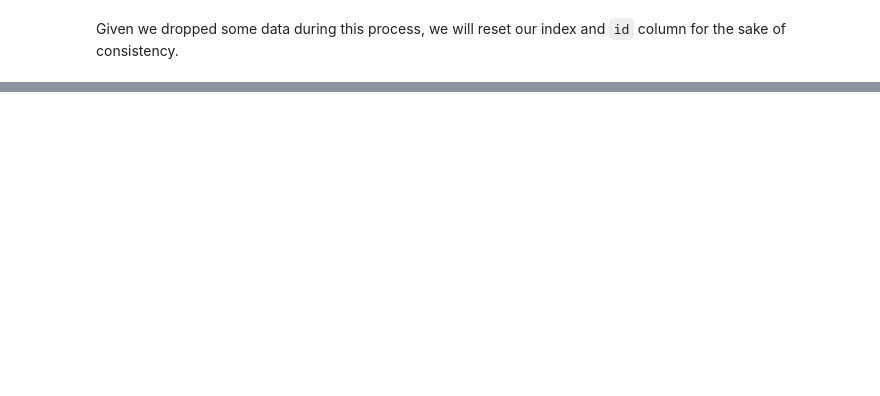
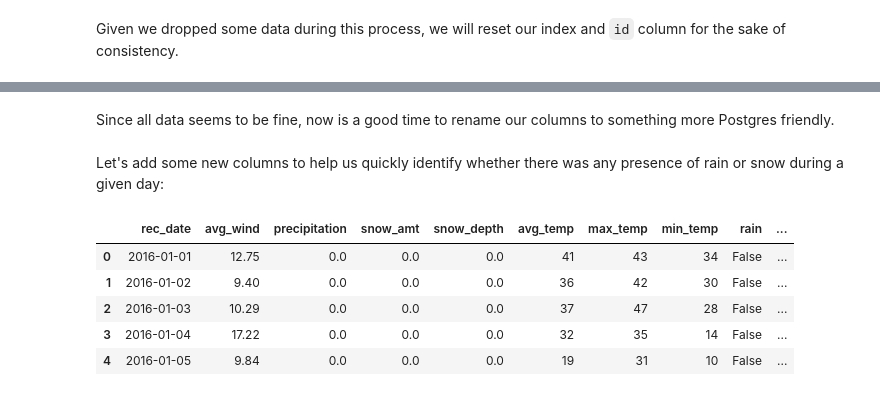
Before and after one commit to father-tom/Projects, a Jupyter notebook: Notebooks/CitiBike Rental Data Project.ipynb, the cells around one changed output, grey strips where cells are left out. Saved outputs shown, nothing was run; the diff lists cells and outputs as text; code cells hidden in the pictures; blank space fills up the shorter version.

```diff
--- a/Notebooks/CitiBike Rental Data Project.ipynb
+++ b/Notebooks/CitiBike Rental Data Project.ipynb
@@ -403,0 +498,18 @@ df_bike.tail()
+# %% [markdown]
+Since all data seems to be fine, now is a good time to rename our columns to something more Postgres friendly.
+# %%
+df_weather.columns = ['rec_date', 'avg_wind', 'precipitation', 'snow_amt', 'snow_depth', 'avg_temp', 'max_temp', 'min_temp']
+# %% [markdown]
+Let's add some new columns to help us quickly identify whether there was any presence of rain or snow during a given day:
+# %%
+df_weather['rain'] = df_weather['precipitation'].apply(lambda x: 1 if x > 0 else 0).astype(bool)
+df_weather['snow'] = df_weather['snow_amt'].apply(lambda x: 1 if x > 0 else 0).astype(bool)
+# %%
+df_weather.head()
+# %% [output]
+|  | rec_date | avg_wind | precipitation | snow_amt | snow_depth | avg_temp | max_temp | min_temp | rain | ... |
+| 0 | 2016-01-01 | 12.75 | 0.0 | 0.0 | 0.0 | 41 | 43 | 34 | False | ... |
+| 1 | 2016-01-02 | 9.40 | 0.0 | 0.0 | 0.0 | 36 | 42 | 30 | False | ... |
+| 2 | 2016-01-03 | 10.29 | 0.0 | 0.0 | 0.0 | 37 | 47 | 28 | False | ... |
+| 3 | 2016-01-04 | 17.22 | 0.0 | 0.0 | 0.0 | 32 | 35 | 14 | False | ... |
+| 4 | 2016-01-05 | 9.84 | 0.0 | 0.0 | 0.0 | 19 | 31 | 10 | False | ... |
```
Also changed, not shown: parts of 17 cells of this notebook.
